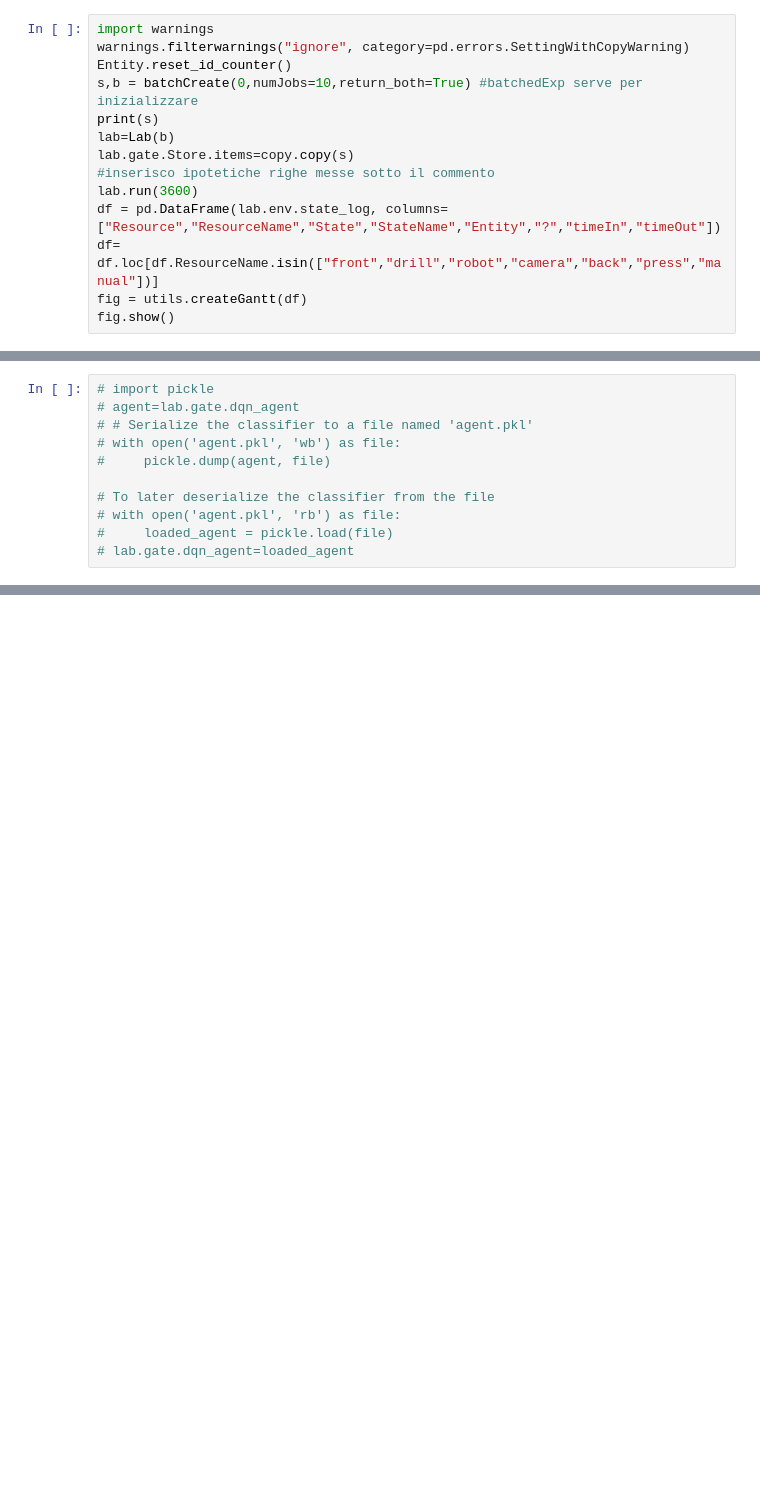
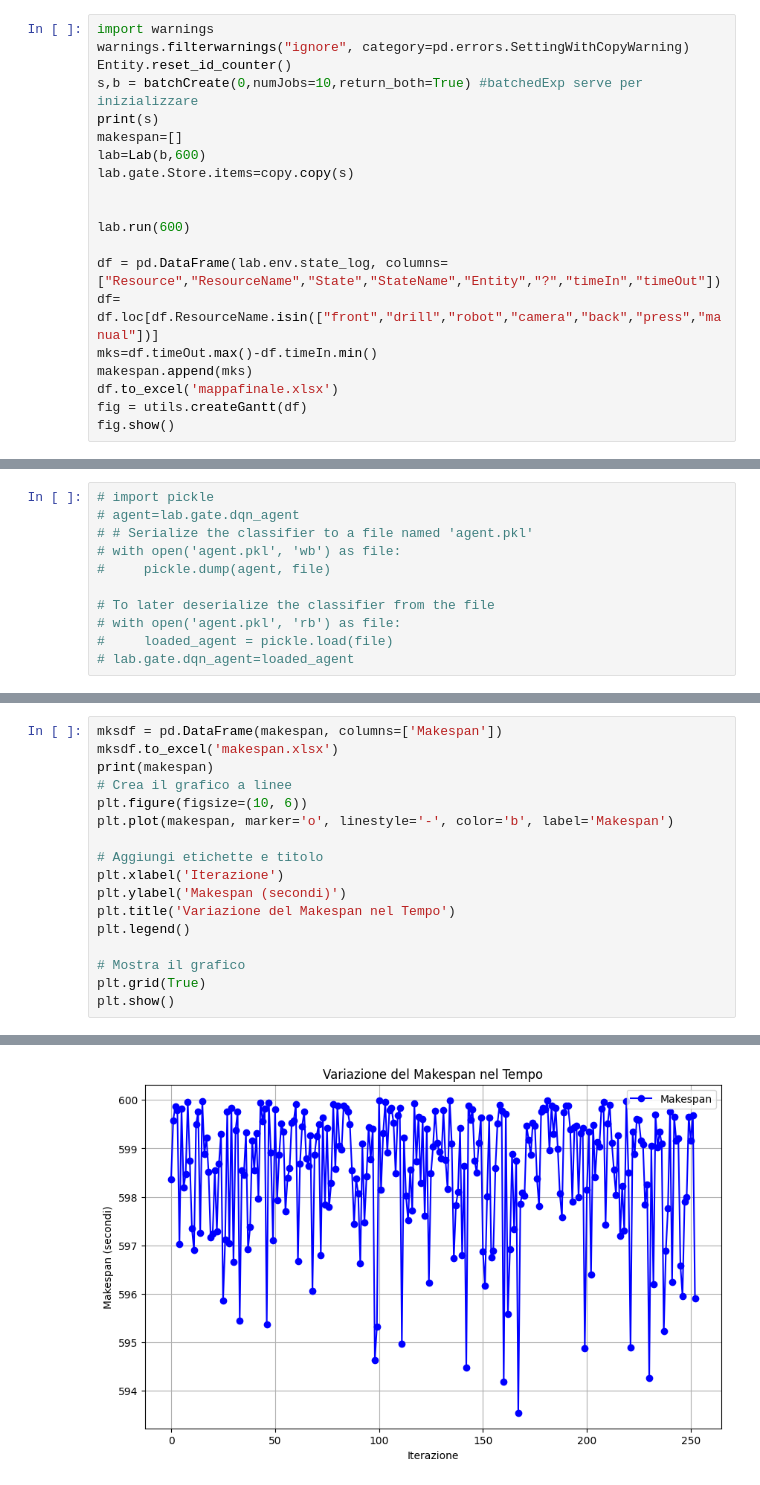
Before and after one commit to virgyst/hsim, a Jupyter notebook: test_nuovissimo.ipynb, the cells around one changed output, grey strips where cells are left out. Cells and saved outputs as stored; diff of their text form; blank space fills up the shorter version.

```diff
--- a/test_nuovissimo.ipynb
+++ b/test_nuovissimo.ipynb
@@ -888,11 +930,17 @@ warnings.filterwarnings("ignore", category=pd.errors.SettingWithCopyWarning)
 Entity.reset_id_counter()
 s,b = batchCreate(0,numJobs=10,return_both=True) #batchedExp serve per inizializzare
 print(s)
-lab=Lab(b)
+makespan=[]
+lab=Lab(b,600)
 lab.gate.Store.items=copy.copy(s)
-#inserisco ipotetiche righe messe sotto il commento
-lab.run(3600)
+
+
+lab.run(600)
+
 df = pd.DataFrame(lab.env.state_log, columns=["Resource","ResourceName","State","StateName","Entity","?","timeIn","timeOut"])
 df= df.loc[df.ResourceName.isin(["front","drill","robot","camera","back","press","manual"])]
+mks=df.timeOut.max()-df.timeIn.min()
+makespan.append(mks)
+df.to_excel('mappafinale.xlsx')
 fig = utils.createGantt(df)
 fig.show()
@@ -1716,0 +1024,18 @@ ValueError: seek of closed file
+# %%
+mksdf = pd.DataFrame(makespan, columns=['Makespan'])
+mksdf.to_excel('makespan.xlsx')
+print(makespan)
+# Crea il grafico a linee
+plt.figure(figsize=(10, 6))
+plt.plot(makespan, marker='o', linestyle='-', color='b', label='Makespan')
+
+# Aggiungi etichette e titolo
+plt.xlabel('Iterazione')
+plt.ylabel('Makespan (secondi)')
+plt.title('Variazione del Makespan nel Tempo')
+plt.legend()
+
+# Mostra il grafico
+plt.grid(True)
+plt.show()
+# %% [output]
@@ -1716,0 +1043 @@ ValueError: seek of closed file
+[figure, added]
```
Also changed, not shown: parts of 9 cells of this notebook, 8 other files.
